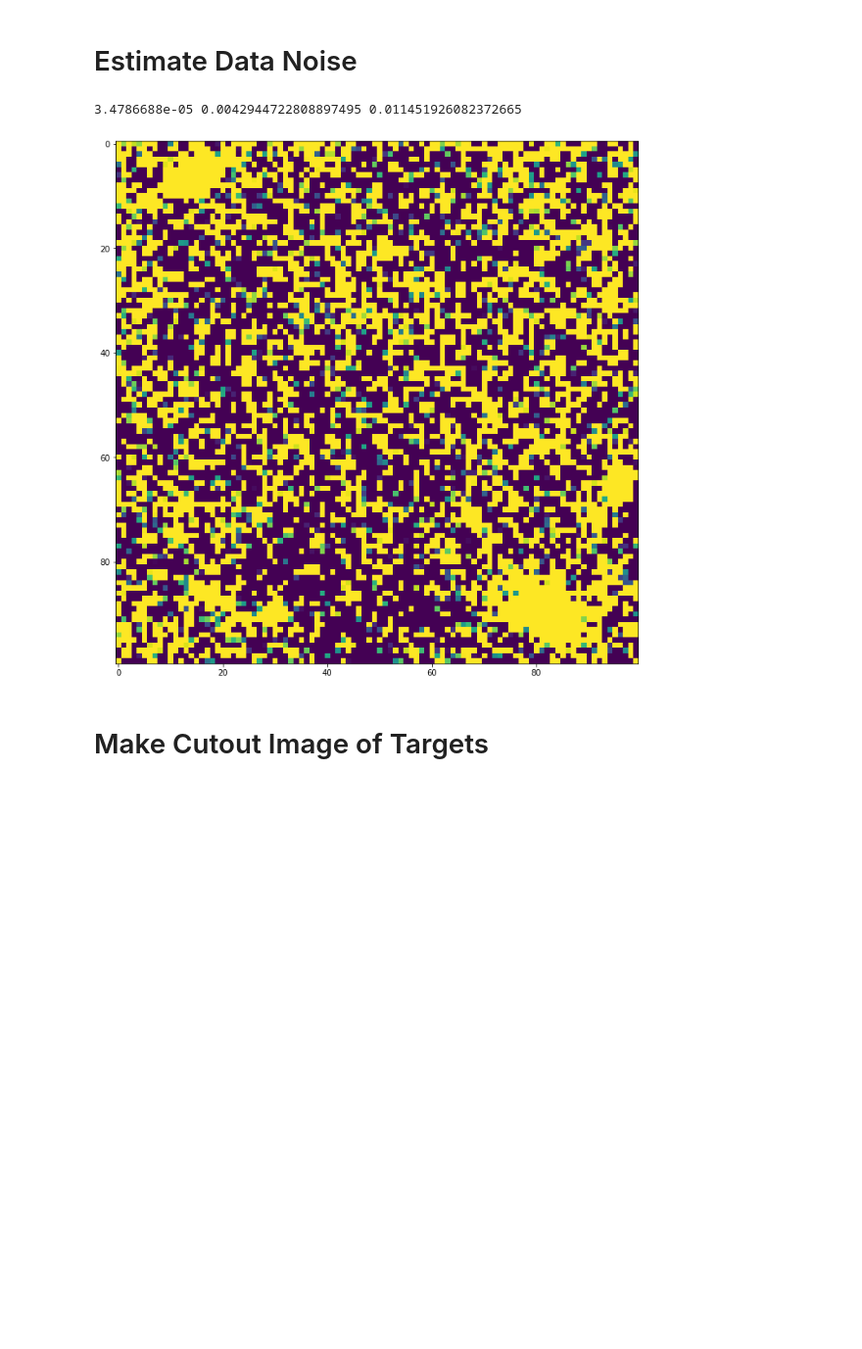
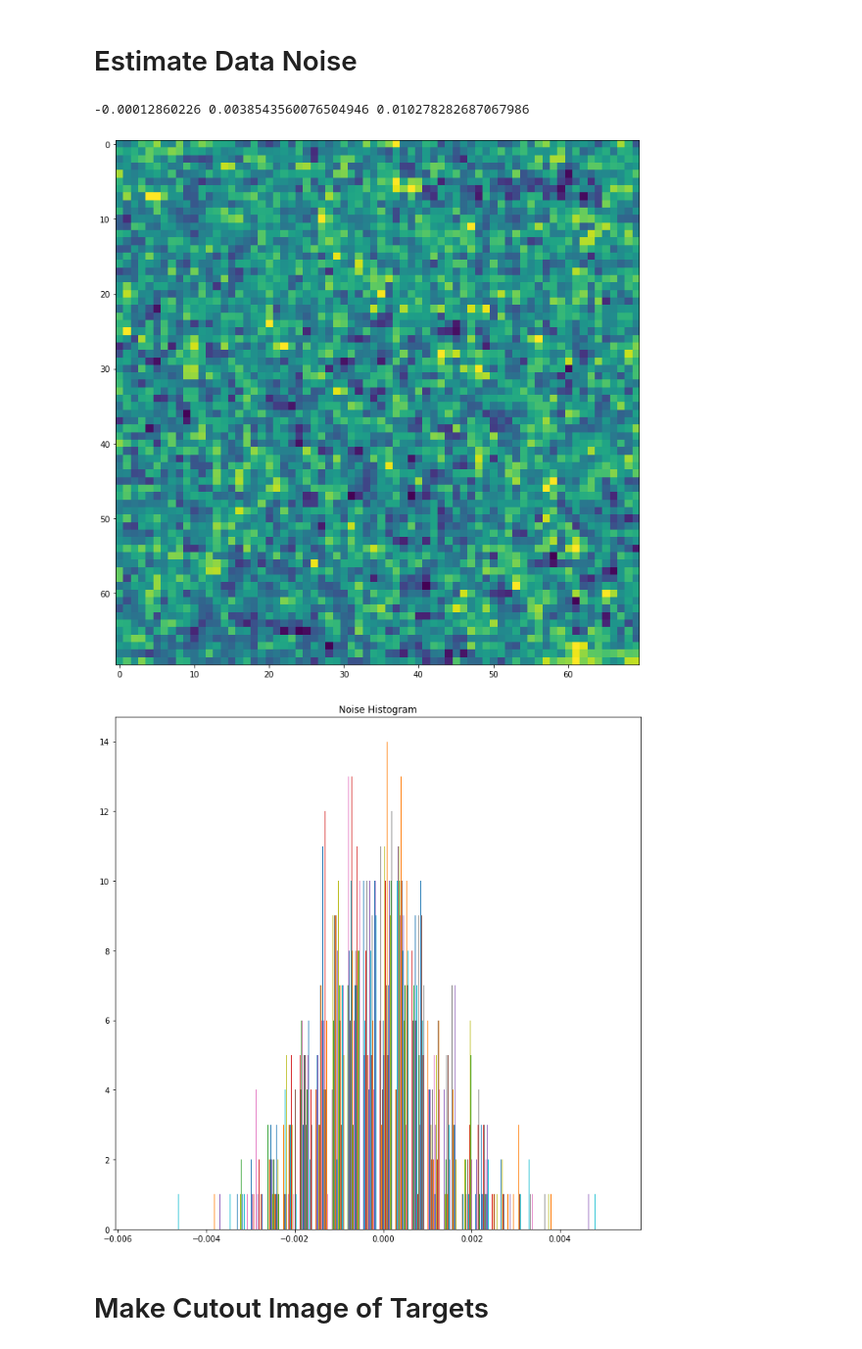
Before and after one commit to crawfordsm/lcbg, a Jupyter notebook: notebooks/find_lcbgs/petrosian_radius.ipynb, the cells around one changed output. Shown at 98% size. Cells and saved outputs as stored; diff of their text form; code cells hidden in the pictures; blank space fills up the shorter version.

```diff
--- a/notebooks/find_lcbgs/petrosian_radius.ipynb
+++ b/notebooks/find_lcbgs/petrosian_radius.ipynb
@@ -82,19 +83,25 @@ plt.imshow(data, vmin=0, vmax=data.data.mean()*10)
 # %%
 # Estimate data noise at dark area
 # --------------------------------
-noise_cutout = Cutout2D(data, (2760, 3420), 100)
+noise_cutout = Cutout2D(data, (2760, 3420), 70)
 
 noise_mean = noise_cutout.data.mean()
 noise_sigma = noise_cutout.data.std()
 noise_3_sigma = noise_sigma * 3.
 noise_8_sigma = noise_sigma * 8.
 
-plt.imshow(noise_cutout.data, vmax=noise_mean*10, vmin=0)
+print(noise_mean, noise_3_sigma, noise_8_sigma)
 
-print(noise_mean, noise_3_sigma, noise_8_sigma)
+plt.imshow(noise_cutout.data, vmax=noise_mean+noise_3_sigma, vmin=noise_mean-noise_3_sigma)
+plt.show()
+
+plt.hist(noise_cutout.data, bins=30)
+plt.title('Noise Histogram')
+plt.show()
 # %% [output]
-3.4786688e-05 0.0042944722808897495 0.011451926082372665
+-0.00012860226 0.0038543560076504946 0.010278282687067986
-[figure, old version]
+[figure, new version]
+[figure, added]
 # %% [markdown]
 # Make Cutout Image of Targets
 # %%
```
Also changed, not shown: parts of 17 cells of this notebook, 1 other file.
